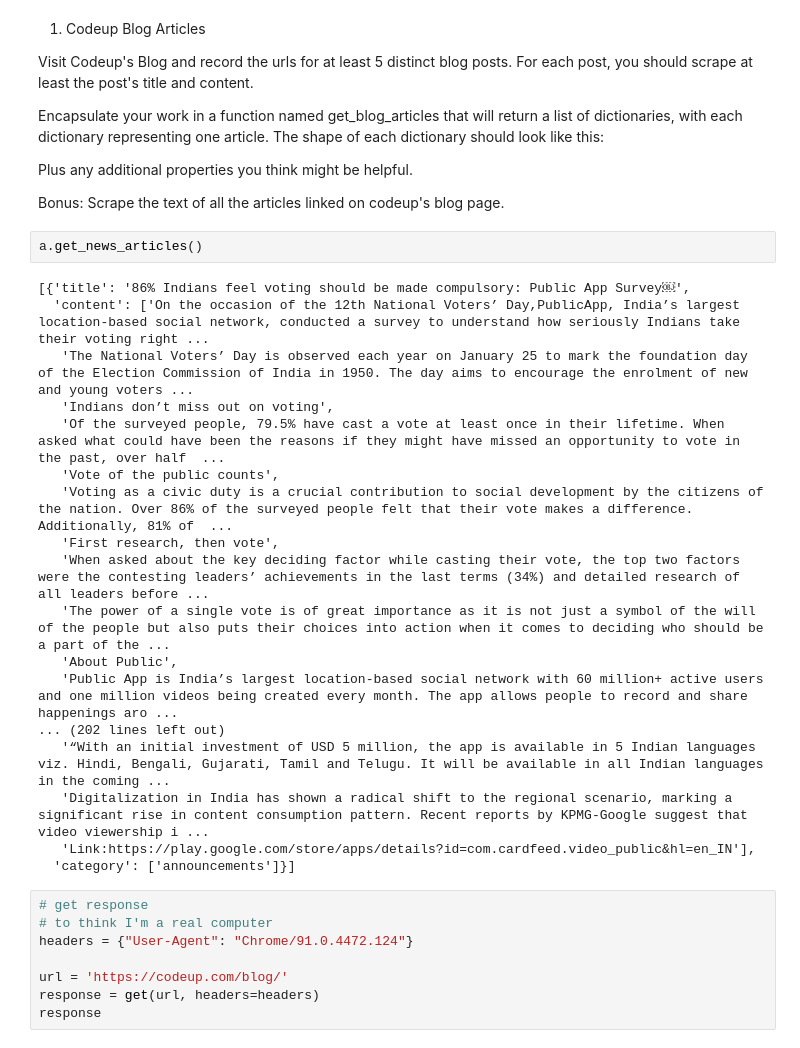
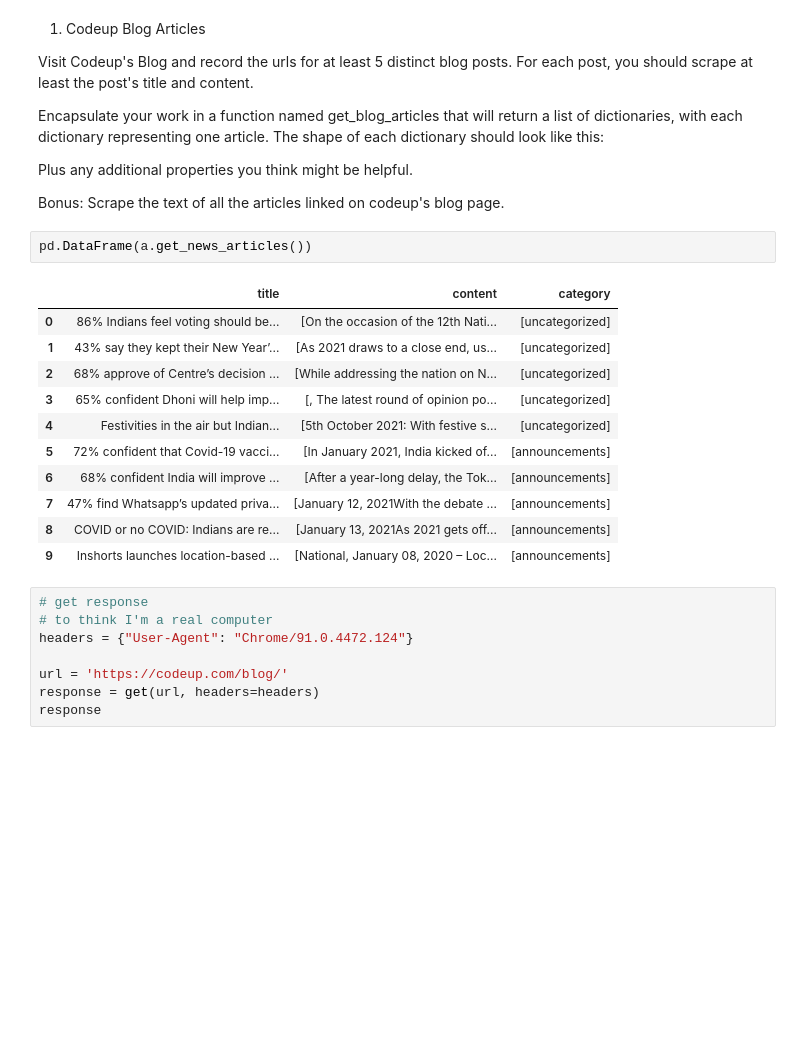
Before and after one commit to Keila-Camarillo/natural-language-processing-exercises, a Jupyter notebook: acquire_codeup_blog_and_articles.py.ipynb, the cells around one changed output. Saved outputs shown, nothing was run; the diff lists cells and outputs as text; blank space fills up the shorter version.

```diff
--- a/acquire_codeup_blog_and_articles.py.ipynb
+++ b/acquire_codeup_blog_and_articles.py.ipynb
@@ -19,26 +19,20 @@ Encapsulate your work in a function named get_blog_articles that will return a l
 Plus any additional properties you think might be helpful.
 
 Bonus: Scrape the text of all the articles linked on codeup's blog page.
-# %%
-a.get_news_articles()
-# %% [output]
-[{'title': '86% Indians feel voting should be made compulsory: Public App Survey￼',
-  'content': ['On the occasion of the 12th National Voters’ Day,PublicApp, India’s largest location-based social network, conducted a survey to understand how seriously Indians take their voting right ...
-   'The National Voters’ Day is observed each year on January 25 to mark the foundation day of the Election Commission of India in 1950. The day aims to encourage the enrolment of new and young voters ...
-   'Indians don’t miss out on voting',
-   'Of the surveyed people, 79.5% have cast a vote at least once in their lifetime. When asked what could have been the reasons if they might have missed an opportunity to vote in the past, over half  ...
-   'Vote of the public counts',
-   'Voting as a civic duty is a crucial contribution to social development by the citizens of the nation. Over 86% of the surveyed people felt that their vote makes a difference. Additionally, 81% of  ...
-   'First research, then vote',
-   'When asked about the key deciding factor while casting their vote, the top two factors were the contesting leaders’ achievements in the last terms (34%) and detailed research of all leaders before ...
-   'The power of a single vote is of great importance as it is not just a symbol of the will of the people but also puts their choices into action when it comes to deciding who should be a part of the ...
-   'About Public',
-   'Public App is India’s largest location-based social network with 60 million+ active users and one million videos being created every month. The app allows people to record and share happenings aro ...
-... (202 lines left out)
-   '“With an initial investment of USD 5 million, the app is available in 5 Indian languages viz. Hindi, Bengali, Gujarati, Tamil and Telugu. It will be available in all Indian languages in the coming ...
-   'Digitalization in India has shown a radical shift to the regional scenario, marking a significant rise in content consumption pattern. Recent reports by KPMG-Google suggest that video viewership i ...
-   'Link:https://play.google.com/store/apps/details?id=com.cardfeed.video_public&hl=en_IN'],
-  'category': ['announcements']}]
+# %%
+pd.DataFrame(a.get_news_articles())
+# %% [output]
+|  | title | content | category |
+| 0 | 86% Indians feel voting should be... | [On the occasion of the 12th Nati... | [uncategorized] |
+| 1 | 43% say they kept their New Year’... | [As 2021 draws to a close end, us... | [uncategorized] |
+| 2 | 68% approve of Centre’s decision ... | [While addressing the nation on N... | [uncategorized] |
+| 3 | 65% confident Dhoni will help imp... | [, The latest round of opinion po... | [uncategorized] |
+| 4 | Festivities in the air but Indian... | [5th October 2021: With festive s... | [uncategorized] |
+| 5 | 72% confident that Covid-19 vacci... | [In January 2021, India kicked of... | [announcements] |
+| 6 | 68% confident India will improve ... | [After a year-long delay, the Tok... | [announcements] |
+| 7 | 47% find Whatsapp’s updated priva... | [January 12, 2021With the debate ... | [announcements] |
+| 8 | COVID or no COVID: Indians are re... | [January 13, 2021As 2021 gets off... | [announcements] |
+| 9 | Inshorts launches location-based ... | [National, January 08, 2020 – Loc... | [announcements] |
 # %%
 # get response
 # to think I'm a real computer
```
Also changed, not shown: parts of 5 cells of this notebook, 4 other files.
